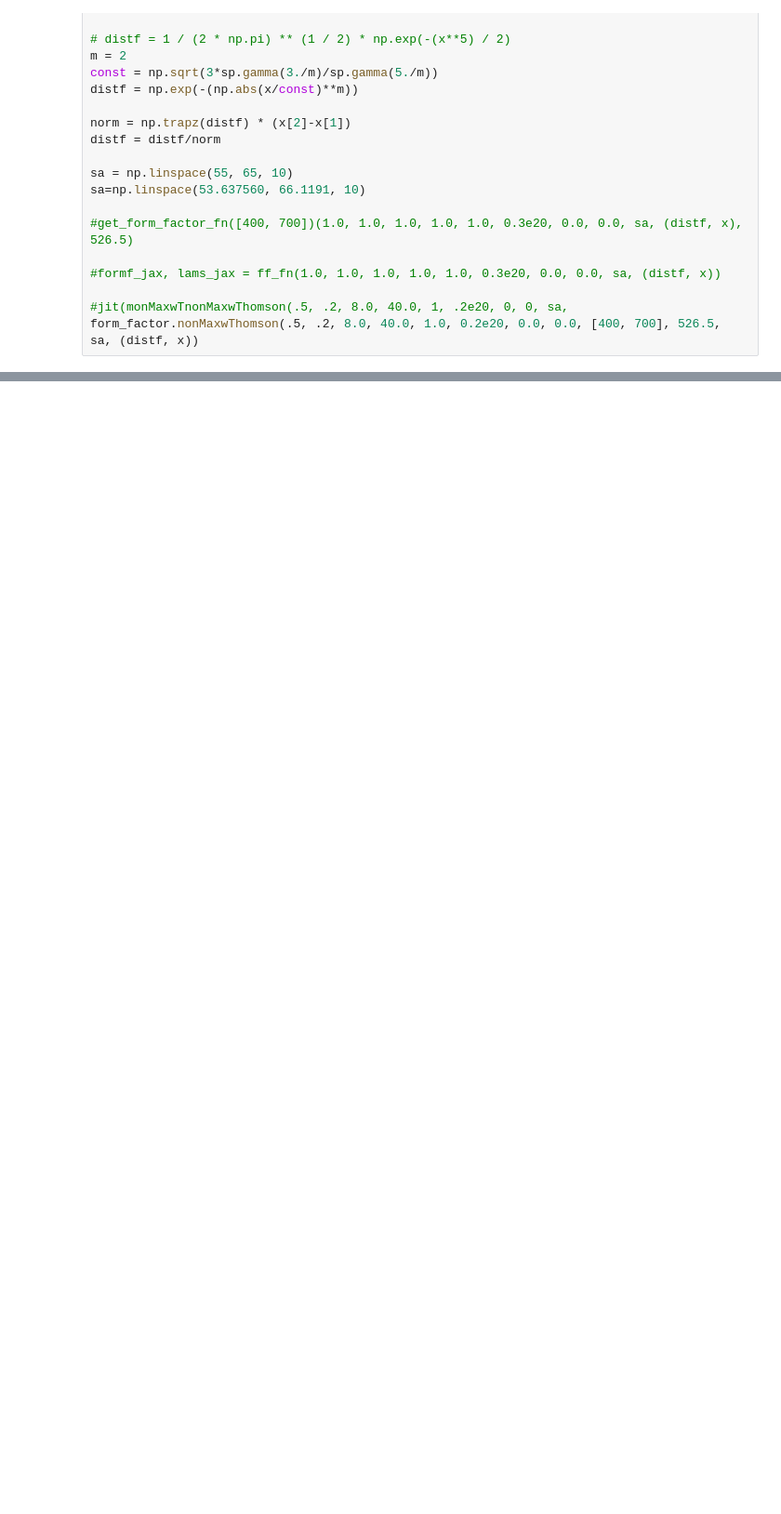
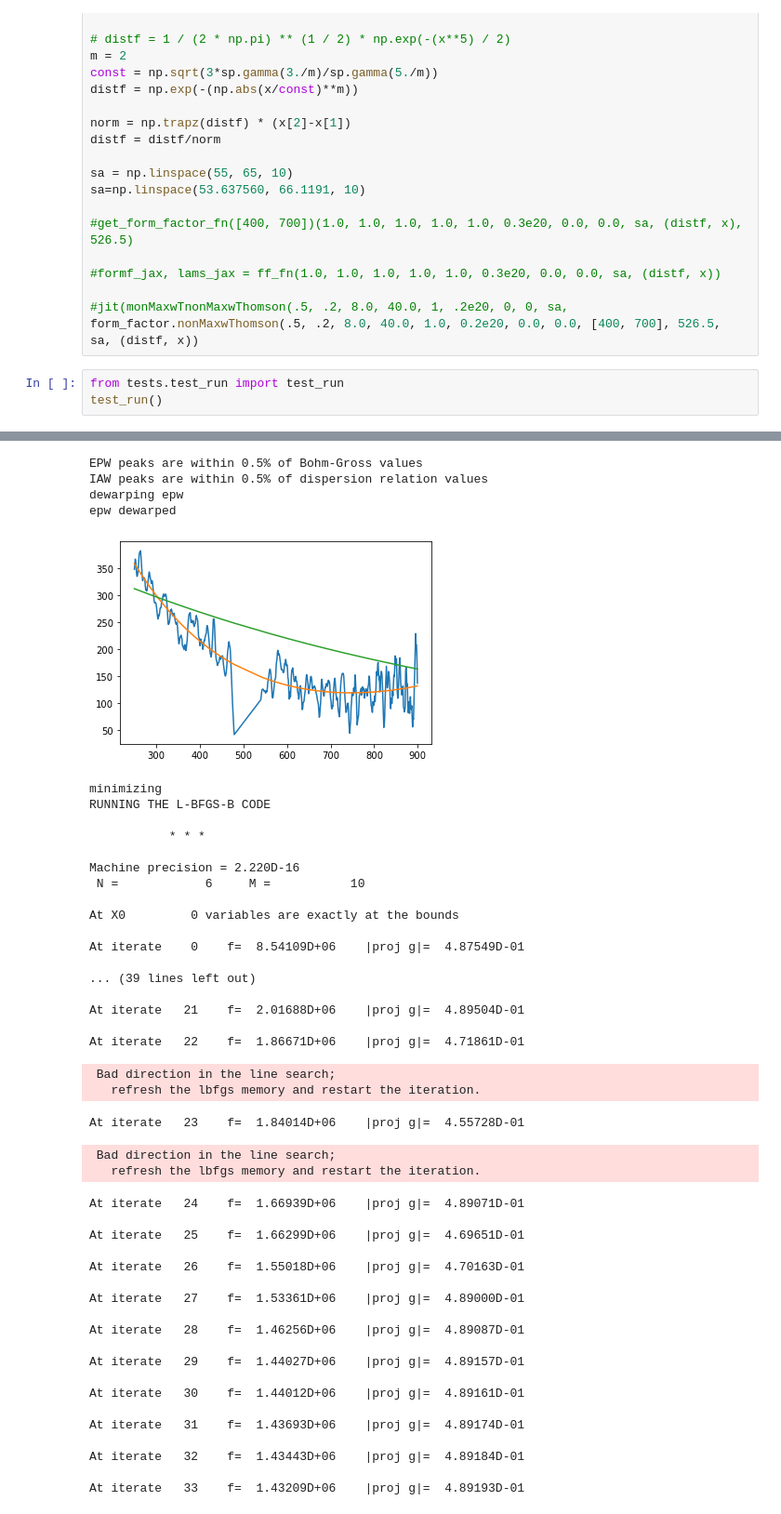
Before and after one commit to ergodicio/inverse-thomson-scattering, a Jupyter notebook: testdatafitter.ipynb, the cells around one changed output, grey strips where cells are left out. Shown at 93% size. Cells and saved outputs as stored; diff of their text form; blank space fills up the shorter version.

Commit message:
added 3 tests

```diff
--- a/testdatafitter.ipynb
+++ b/testdatafitter.ipynb
@@ -337,3 +355,7 @@ sa=np.linspace(53.637560, 66.1191, 10)
 
 #jit(monMaxwTnonMaxwThomson(.5, .2, 8.0, 40.0, 1, .2e20, 0, 0, sa,
 form_factor.nonMaxwThomson(.5, .2, 8.0, 40.0, 1.0, 0.2e20, 0.0, 0.0, [400, 700], 526.5, sa, (distf, x))
+# %%
+from tests.test_run import test_run
+test_run()
+# %% [output]
@@ -339,0 +363,46 @@ form_factor.nonMaxwThomson(.5, .2, 8.0, 40.0, 1.0, 0.2e20, 0.0, 0.0, [400, 700],
+EPW peaks are within 0.5% of Bohm-Gross values
+IAW peaks are within 0.5% of dispersion relation values
+dewarping epw
+epw dewarped
+[figure, added]
+minimizing
+RUNNING THE L-BFGS-B CODE
+
+           * * *
+
+Machine precision = 2.220D-16
+ N =            6     M =           10
+
+At X0         0 variables are exactly at the bounds
+
+At iterate    0    f=  8.54109D+06    |proj g|=  4.87549D-01
+
+... (39 lines left out)
+
+At iterate   21    f=  2.01688D+06    |proj g|=  4.89504D-01
+
+At iterate   22    f=  1.86671D+06    |proj g|=  4.71861D-01
+ Bad direction in the line search;
+   refresh the lbfgs memory and restart the iteration.
+At iterate   23    f=  1.84014D+06    |proj g|=  4.55728D-01
+ Bad direction in the line search;
+   refresh the lbfgs memory and restart the iteration.
+At iterate   24    f=  1.66939D+06    |proj g|=  4.89071D-01
+
+At iterate   25    f=  1.66299D+06    |proj g|=  4.69651D-01
+
+At iterate   26    f=  1.55018D+06    |proj g|=  4.70163D-01
+
+At iterate   27    f=  1.53361D+06    |proj g|=  4.89000D-01
+
+At iterate   28    f=  1.46256D+06    |proj g|=  4.89087D-01
+
+At iterate   29    f=  1.44027D+06    |proj g|=  4.89157D-01
+
+At iterate   30    f=  1.44012D+06    |proj g|=  4.89161D-01
+
+At iterate   31    f=  1.43693D+06    |proj g|=  4.89174D-01
+
+At iterate   32    f=  1.43443D+06    |proj g|=  4.89184D-01
+
+At iterate   33    f=  1.43209D+06    |proj g|=  4.89193D-01
```
Also changed, not shown: parts of 2 cells of this notebook, 2 other files.
